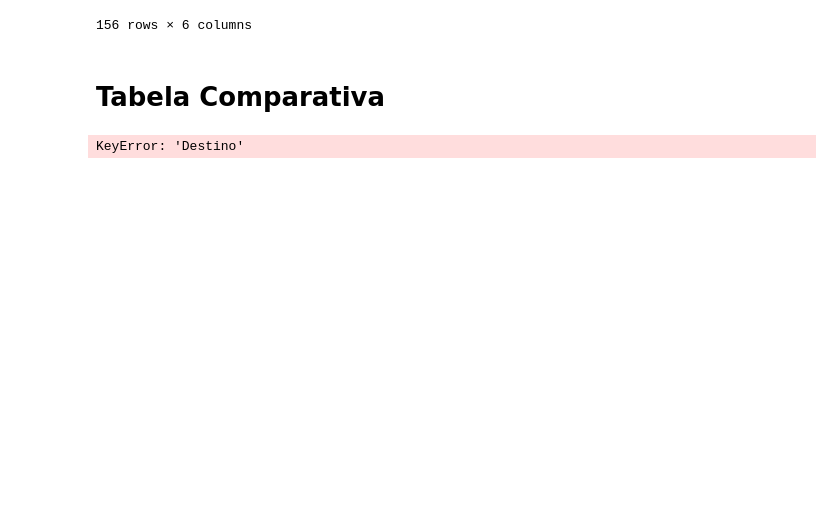
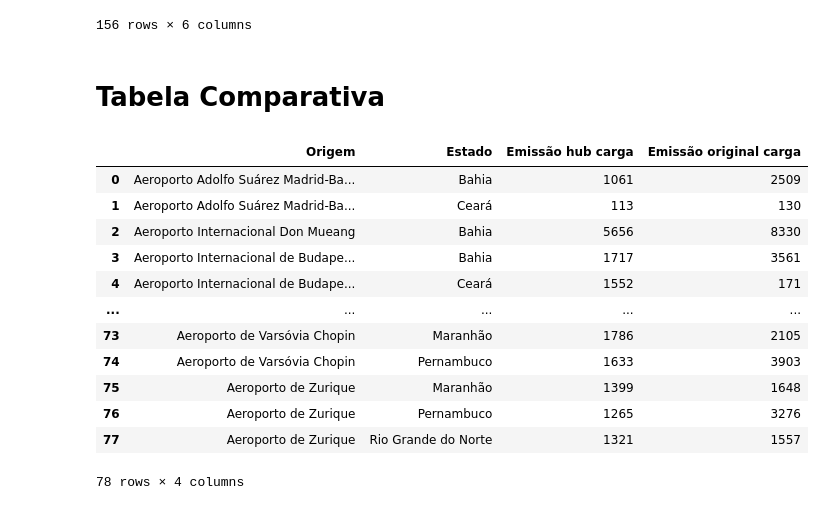
Before and after one commit to AliceMarVal/IC, a Jupyter notebook: Tabela_V7.ipynb, the cells around one changed output. Drawn from its saved outputs; the diff is of its cells as text; code cells hidden in the pictures; blank space fills up the shorter version.

```diff
--- a/Tabela_V7.ipynb
+++ b/Tabela_V7.ipynb
@@ -1209,7 +1210,7 @@ for estado in aeroportos_nordeste.keys():
         G = load_graph_from_df(df, None, subset_origem, aeroportos_Hub, aeroportos_destino)
         ideal_path_edges = highlight_routes(G, subset_origem, aeroportos_Hub, aeroportos_destino)
 
-        tabela_rotas_comercial = create_table(tabela_hub_comercial, ideal_path_edges, subset_origem, aeroportos_destino, estado, df, 4412.5, 875)
+        tabela_hub_comercial = create_table(tabela_hub_comercial, ideal_path_edges, subset_origem, aeroportos_destino, estado, df, 4412.5, 875)
 
         save_path = f"grafos_hub_nordeste_co/{estado}_{j//batch_size + 1}.png"
         plot_clean_graph(G, ideal_path_edges, aeroportos_Hub, aeroportos_destino, title_suffix=f"{estado}", save_path=save_path)
@@ -1347,7 +1348,7 @@ def plot_clean_graph(G, ideal_path_edges, hub_airports, local_airports, title_su
 
 # -----------------------------
 # Loop principal com rotas via Hubs
-tabela_hub_caega = []
+tabela_hub_carga = []
 
 for estado in aeroportos_nordeste.keys():
     batch_size = 30
@@ -1358,7 +1359,7 @@ for estado in aeroportos_nordeste.keys():
         G = load_graph_from_df(df, None, subset_origem, aeroportos_Hub, aeroportos_destino)
         ideal_path_edges = highlight_routes(G, subset_origem, aeroportos_Hub, aeroportos_destino)
 
-        tabela_rotas_comercial = create_table(tabela_hub_comercial, ideal_path_edges, subset_origem, aeroportos_destino, estado, df, 5625,825)
+        tabela_hub_carga = create_table(tabela_hub_carga, ideal_path_edges, subset_origem, aeroportos_destino, estado, df, 5625,825)
 
         save_path = f"grafos_hub_nordeste_ca/{estado}_{j//batch_size + 1}.png"
         plot_clean_graph(G, ideal_path_edges, aeroportos_Hub, aeroportos_destino, title_suffix=f"{estado}", save_path=save_path)
@@ -1390,14 +1391,15 @@ tabela_hub_comercial
 # %%
 import pandas as pd
 
-# Supondo que suas tabelas estejam como listas de dicionários:
+# Convertendo listas de dicionários em DataFrames
 tabela_rotas_carga = pd.DataFrame(tabela_rotas_carga)
 tabela_hub_carga = pd.DataFrame(tabela_hub_carga)
 tabela_rotas_comercial = pd.DataFrame(tabela_rotas_comercial)
 tabela_hub_comercial = pd.DataFrame(tabela_hub_comercial)
 
-# Função para criar tabela comparativa (distância e emissão)
+# Função para criar a tabela comparativa
 def criar_tabela_comparativa(tabela_rotas, tabela_hub, tipo):
+    # Renomeando colunas da tabela de rotas para padronizar
     tabela_comparativa = tabela_rotas[['Destino', 'Origem', 'Distancia', 'Emissão de CO2']].copy()
     tabela_comparativa.rename(columns={
         'Destino': 'Estado',
@@ -1405,73 +1407,75 @@ def criar_tabela_comparativa(tabela_rotas, tabela_hub, tipo):
         'Emissão de CO2': f'Emissão original {tipo}'
     }, inplace=True)
 
-    # Agrupando a tabela_hub por 'Destino' e 'Origem' para calcular a média
+    # Agrupando a tabela_hub por 'Destino' (estado) e 'Origem' para calcular as médias
     tabela_hub_agrupada = tabela_hub.groupby(['Destino', 'Origem'], as_index=False).agg({
         'Distancia': 'mean',
         'Emissão de CO2': 'mean'
     })
 
-    # Mesclando com a tabela de rotas para obter distância e emissão médias via hub
+    # Mesclando as informações agregadas na tabela comparativa
     tabela_comparativa = tabela_comparativa.merge(
-        tabela_hub_agrupada[['Destino', 'Origem', 'Distancia', 'Emissão de CO2']],
-        left_on=['Estado', 'Origem'],
-        right_on=['Destino', 'Origem'],
+        tabela_hub_agrupada.rename(columns={
+            'Destino': 'Estado',
+            'Distancia': f'Distância hub {tipo}',
+            'Emissão de CO2': f'Emissão hub {tipo}'
+        }),
+        on=['Estado', 'Origem'],
         how='left'
     )
 
-    # Renomeando as colunas de distância e emissão via hub
-    tabela_comparativa.rename(columns={
-        'Distancia': f'Distância hub {tipo}',
-        'Emissão de CO2': f'Emissão hub {tipo}'
-    }, inplace=True)
-
-    # Removendo a coluna 'Destino' (já renomeada para 'Estado')
-    tabela_comparativa.drop(columns=['Destino'], inplace=True)
-
     return tabela_comparativa
 
-# Criando as tabelas separadas para carga e comercial
+# Criando as tabelas comparativas separadas
 tabela_comparativa_carga = criar_tabela_comparativa(tabela_rotas_carga, tabela_hub_carga, "carga")
 tabela_comparativa_comercial = criar_tabela_comparativa(tabela_rotas_comercial, tabela_hub_comercial, "comercial")
-
-# Criando tabelas separadas para distância e emissão de CO₂
-tabela_distancia_carga = tabela_comparativa_carga[['Origem', 'Estado', 'Distância hub carga', 'Distância original carga']]
-tabela_distancia_comercial = tabela_comparativa_comercial[['Origem', 'Estado', 'Distância hub comercial', 'Distância original comercial']]
-tabela_emissao_carga = tabela_comparativa_carga[['Origem', 'Estado', 'Emissão hub carga', 'Emissão original carga']]
-tabela_emissao_comercial = tabela_comparativa_comercial[['Origem', 'Estado', 'Emissão hub comercial', 'Emissão original comercial']]
 
 # Unindo as tabelas de carga e comercial
 tabela_comparativa = tabela_comparativa_carga.merge(
     tabela_comparativa_comercial,
-    on=['Origem', 'Estado'],  # Fazendo o merge pelas colunas comuns
-    how='outer'  # Mantendo todas as rotas disponíveis
+    on=['Origem', 'Estado'],
+    how='outer'
 )
 
-# Convertendo colunas numéricas para inteiros (caso seja necessário)
-for coluna in [
+# Convertendo colunas numéricas para inteiros (preenchendo NaN com 0)
+colunas_numericas = [
     'Distância hub carga', 'Distância original carga', 'Distância hub comercial', 'Distância original comercial',
     'Emissão hub carga', 'Emissão original carga', 'Emissão hub comercial', 'Emissão original comercial'
-]:
+]
+for coluna in colunas_numericas:
     tabela_comparativa[coluna] = tabela_comparativa[coluna].fillna(0).astype(int)
 
-# Salvando o dataset atualizado
+# Salvando a tabela comparativa geral
 tabela_comparativa.to_csv('./csv_gerado/Tabela_Comparativa.csv', index=False)
 
-# Convertendo colunas numéricas para inteiros (evitando valores NaN)
-for df in [tabela_distancia_carga, tabela_distancia_comercial, tabela_emissao_carga, tabela_emissao_comercial]:
-    for coluna in df.columns[2:]:  # Começa a partir da terceira coluna (evita 'Origem' e 'Estado')
-        df.loc[:, coluna] = df[coluna].fillna(0).astype(int)
+# Criando e salvando tabelas específicas
+tabela_distancia_carga = tabela_comparativa[['Origem', 'Estado', 'Distância hub carga', 'Distância original carga']]
+tabela_distancia_comercial = tabela_comparativa[['Origem', 'Estado', 'Distância hub comercial', 'Distância original comercial']]
+tabela_emissao_carga = tabela_comparativa[['Origem', 'Estado', 'Emissão hub carga', 'Emissão original carga']]
+tabela_emissao_comercial = tabela_comparativa[['Origem', 'Estado', 'Emissão hub comercial', 'Emissão original comercial']]
 
 # Salvando os arquivos CSV separados
 tabela_distancia_carga.to_csv('./csv_gerado/Tabela_Distancia_Carga.csv', index=False)
 tabela_distancia_comercial.to_csv('./csv_gerado/Tabela_Distancia_Comercial.csv', index=False)
 tabela_emissao_carga.to_csv('./csv_gerado/Tabela_Emissao_Carga.csv', index=False)
 tabela_emissao_comercial.to_csv('./csv_gerado/Tabela_Emissao_Comercial.csv', index=False)
 
-# Exibindo os dataframes
+# Exibindo como verificação
 tabela_emissao_carga
 # %% [output]
+|  | Origem | Estado | Emissão hub carga | Emissão original carga |
+| 0 | Aeroporto Adolfo Suárez Madrid-Ba... | Bahia | 1061 | 2509 |
+| 1 | Aeroporto Adolfo Suárez Madrid-Ba... | Ceará | 113 | 130 |
+| 2 | Aeroporto Internacional Don Mueang | Bahia | 5656 | 8330 |
+| 3 | Aeroporto Internacional de Budape... | Bahia | 1717 | 3561 |
+| 4 | Aeroporto Internacional de Budape... | Ceará | 1552 | 171 |
+| ... | ... | ... | ... | ... |
+| 73 | Aeroporto de Varsóvia Chopin | Maranhão | 1786 | 2105 |
+| 74 | Aeroporto de Varsóvia Chopin | Pernambuco | 1633 | 3903 |
+| 75 | Aeroporto de Zurique | Maranhão | 1399 | 1648 |
+| 76 | Aeroporto de Zurique | Pernambuco | 1265 | 3276 |
+| 77 | Aeroporto de Zurique | Rio Grande do Norte | 1321 | 1557 |
-KeyError: 'Destino'
+78 rows × 4 columns
 # %%
 import pandas as pd
 
```
Also changed, not shown: parts of 4 cells of this notebook, 6 other files.
